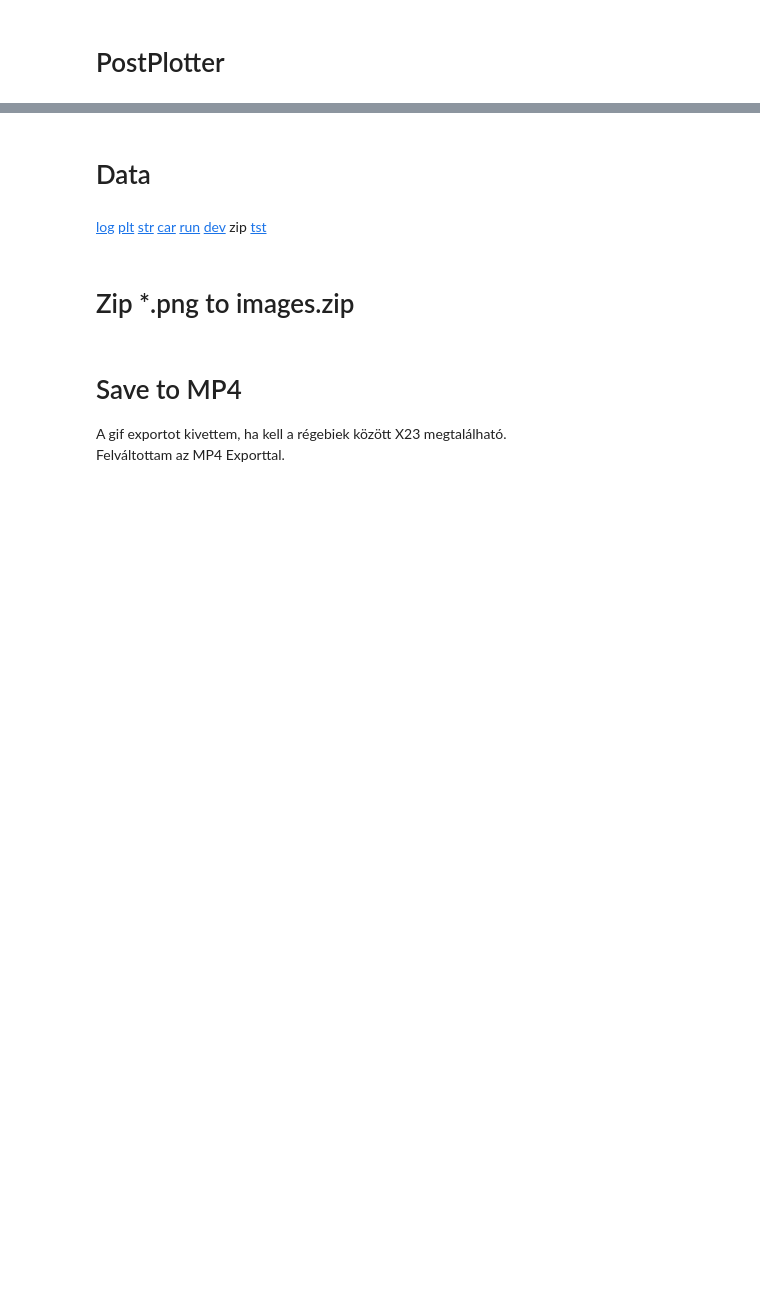
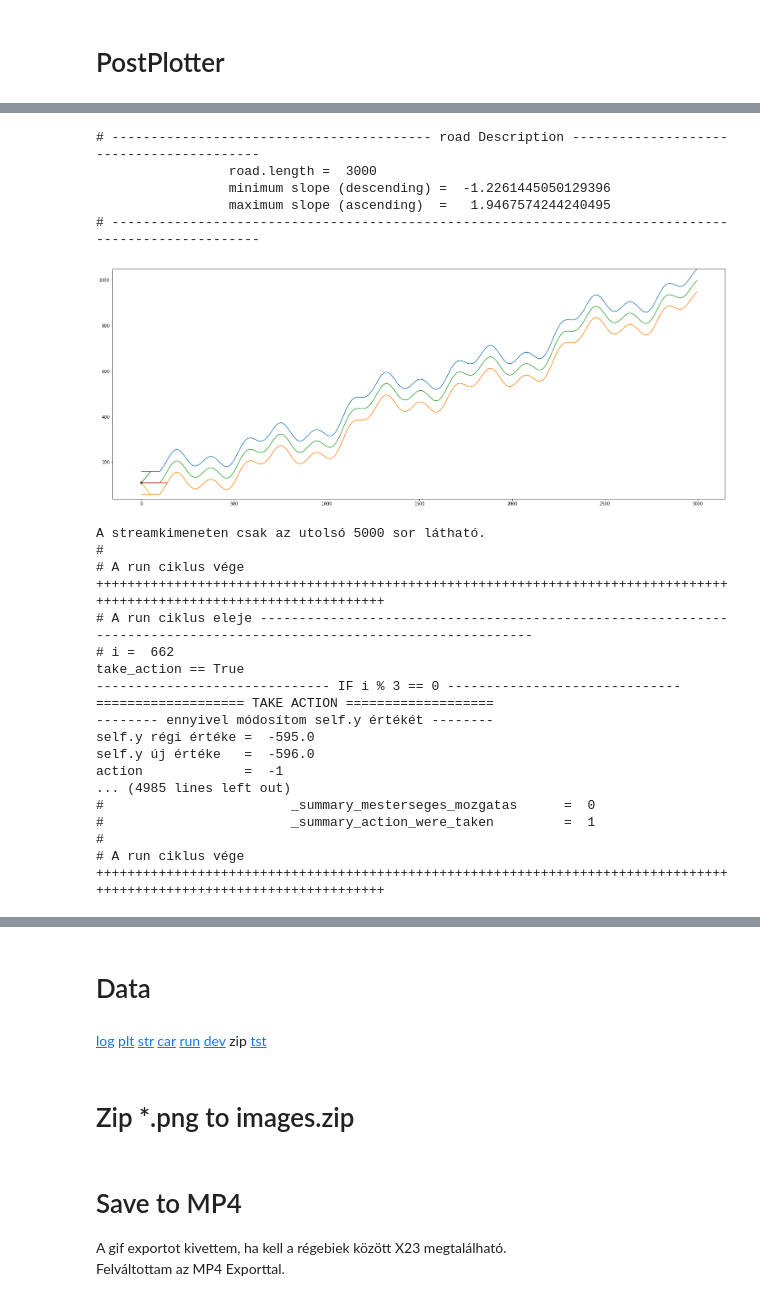
Before and after one commit to JoDeMiro/TMP, a Jupyter notebook: ML_Auto_V27.ipynb, the cells around one changed output, grey strips where cells are left out. Saved outputs shown, nothing was run; the diff lists cells and outputs as text; code cells hidden in the pictures; blank space fills up the shorter version.

```diff
--- a/ML_Auto_V27.ipynb
+++ b/ML_Auto_V27.ipynb
@@ -2322,3 +1924,55 @@ postPlotter.plot_sensors_distibution(bins=20)
+# %%
+# Igazából azt hiszem az utat sem kell újra megcsinálnunk, de ha később új utat szeretnénk neki adni azt itt tehetjük meg
+testRoad = Road(wide = 100, length = 3000)
+# road = RoadAdv(wide = 100, length = 3000, type = 2)       # 2222222222
+# A plotter objektumot sem kell újra példányosítanunk, helyette a régi plottert kapja meg
+# plotter = Plotter()
+# Nem csinálunk új storage objektumot, helyette a feltanítottat kapja meg
+# storage = Storage()
+# wwwww
+testAuto = TestCar(testRoad, plotter, storage)
+
+
+# Test01
+# kikapcsolom a középső szenzort pedig az is benne volt a tanulásban -> katasztrofa - eszerint a sensor_center igenis fontos szerepet játszott
+#                                                                       abban a tanulásban amiben részt vett, így útolag nem nagyon éri meg
+#                                                                       kikapcsolni -> ez azt is jelenti, hogyha meghíbásodik az gáz
+
+# testAuto.sensor_center_enable = False
+
+
+testAuto.calculate_distances()
+testAuto.plot_history(1)
+
+# testAuto.run(2650)
+
+# A testAuto.run() megkaphatja paraméterként, hogy milyen feltétel alapján hívja meg az action-t
+
+testAuto.run(900, cond = 4)               # 2222222222222
+# %% [output]
+# ----------------------------------------- road Description -----------------------------------------
+                 road.length =  3000
+                 minimum slope (descending) =  -1.2261445050129396
+                 maximum slope (ascending)  =   1.9467574244240495
+# ----------------------------------------------------------------------------------------------------
+[figure, added]
+A streamkimeneten csak az utolsó 5000 sor látható.
+#
+# A run ciklus vége ++++++++++++++++++++++++++++++++++++++++++++++++++++++++++++++++++++++++++++++++++++++++++++++++++++++++++++++++++++++
+# A run ciklus eleje --------------------------------------------------------------------------------------------------------------------
+# i =  662
+take_action == True
+------------------------------ IF i % 3 == 0 ------------------------------
+=================== TAKE ACTION ===================
+-------- ennyivel módosítom self.y értékét --------
+self.y régi értéke =  -595.0
+self.y új értéke   =  -596.0
+action             =  -1
+... (4985 lines left out)
+#                        _summary_mesterseges_mozgatas      =  0
+#                        _summary_action_were_taken         =  1
+#
+# A run ciklus vége ++++++++++++++++++++++++++++++++++++++++++++++++++++++++++++++++++++++++++++++++++++++++++++++++++++++++++++++++++++++
 # %%
 postPlotter = PostPlotter(testAuto)
 postPlotter.plot_y_move_v2(car = testAuto, x = 1, flag = 1, height = 5)
```
Also changed, not shown: parts of 22 cells of this notebook.
